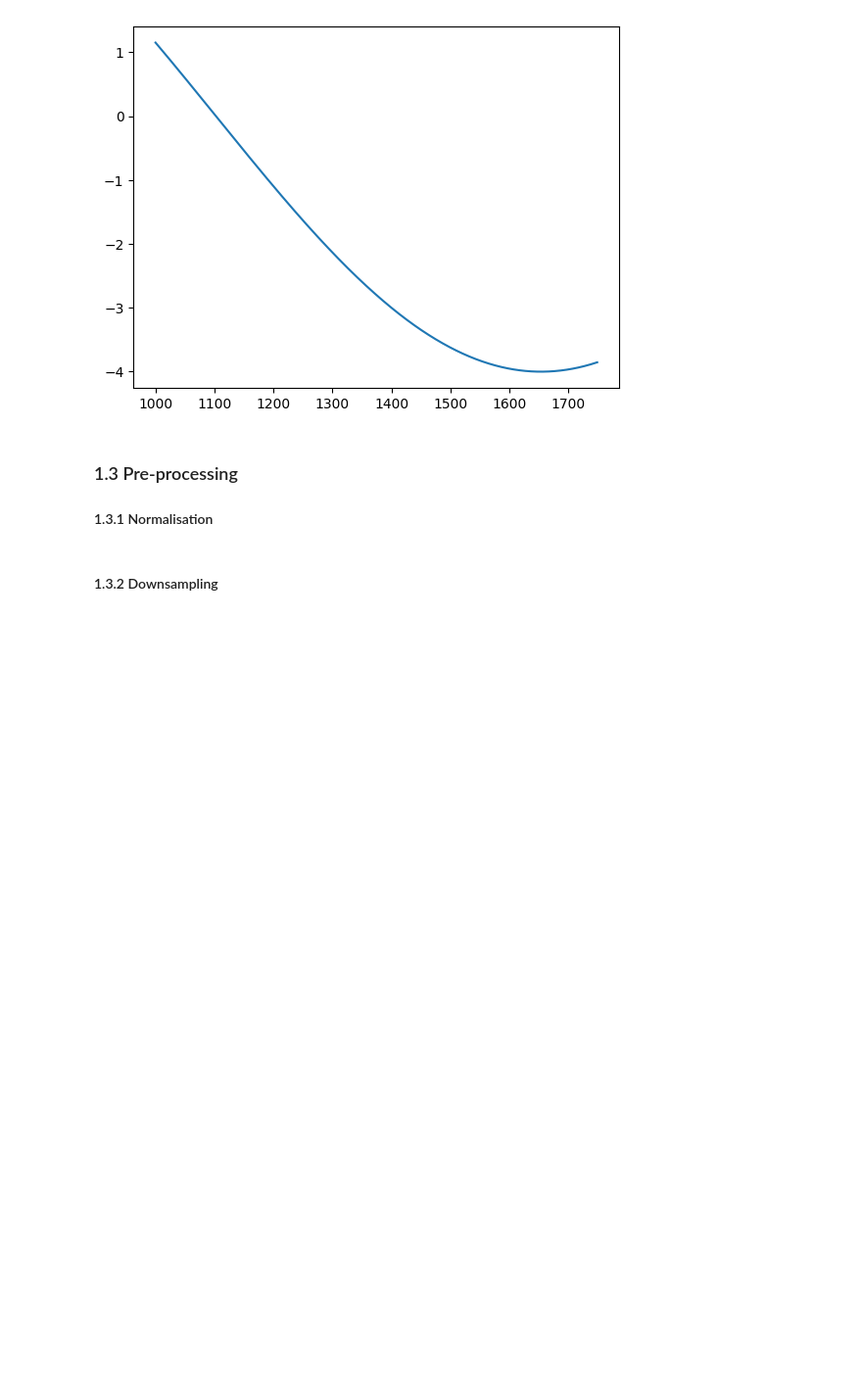
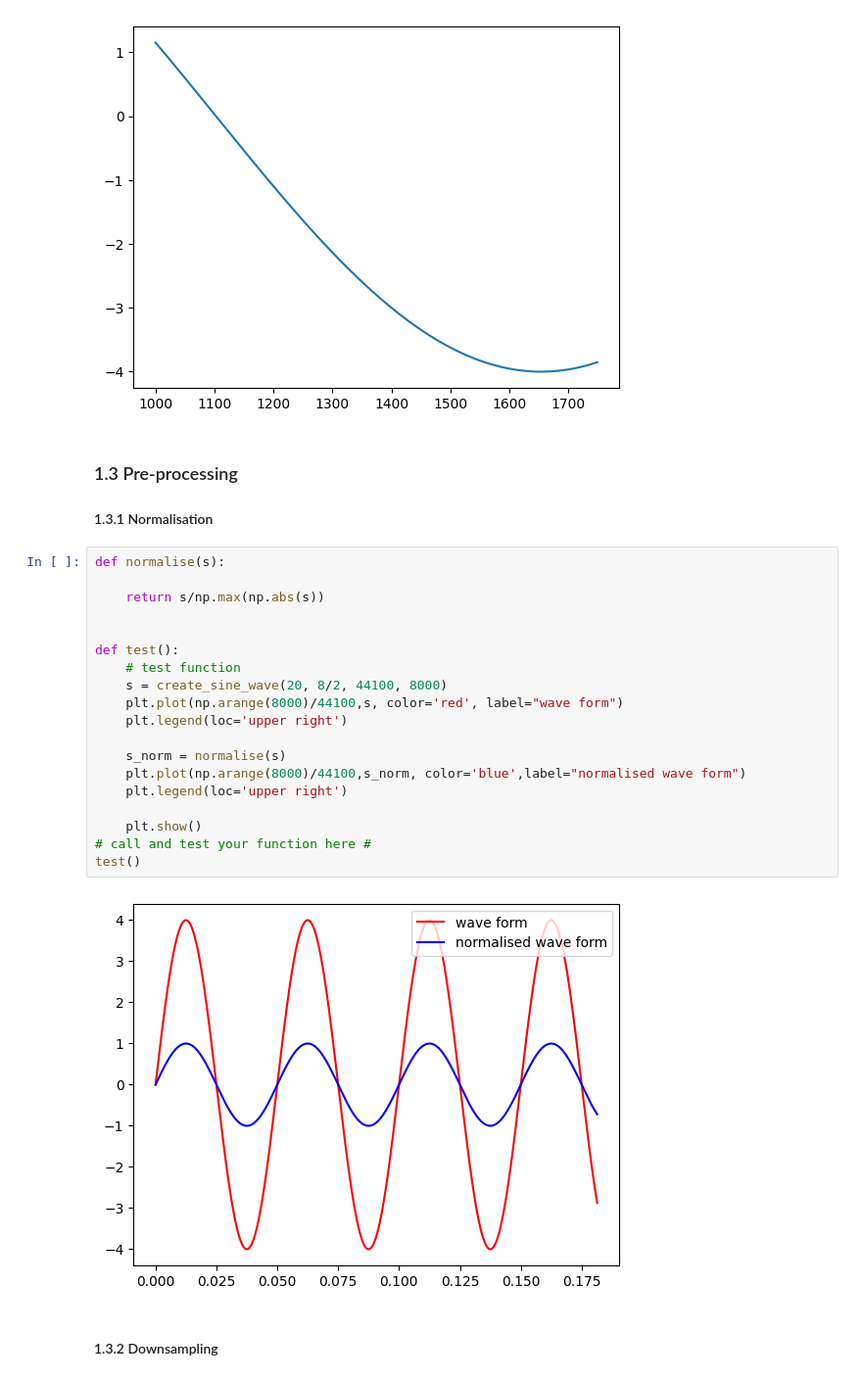
Before and after one commit to ThomasBernard28/spProject, a Jupyter notebook: SP - Project2022.ipynb, the cells around one changed output. Shown at 98% size. Saved outputs shown, nothing was run; the diff lists cells and outputs as text; blank space fills up the shorter version.

```diff
--- a/SP - Project2022.ipynb
+++ b/SP - Project2022.ipynb
@@ -79,6 +79,27 @@ for i, sample in enumerate(create_sine_wave(20, 8/2, 44100, 8000)):
 # %% [markdown]
 ### 1.3 Pre-processing
 #### 1.3.1 Normalisation
+# %%
+def normalise(s):
+
+    return s/np.max(np.abs(s))
+
+
+def test():
+    # test function
+    s = create_sine_wave(20, 8/2, 44100, 8000)
+    plt.plot(np.arange(8000)/44100,s, color='red', label="wave form")
+    plt.legend(loc='upper right')
+
+    s_norm = normalise(s)
+    plt.plot(np.arange(8000)/44100,s_norm, color='blue',label="normalised wave form")
+    plt.legend(loc='upper right')
+
+    plt.show()
+# call and test your function here #
+test()
+# %% [output]
+[figure, added]
 # %% [markdown]
 #### 1.3.2 Downsampling
 # %%
```
